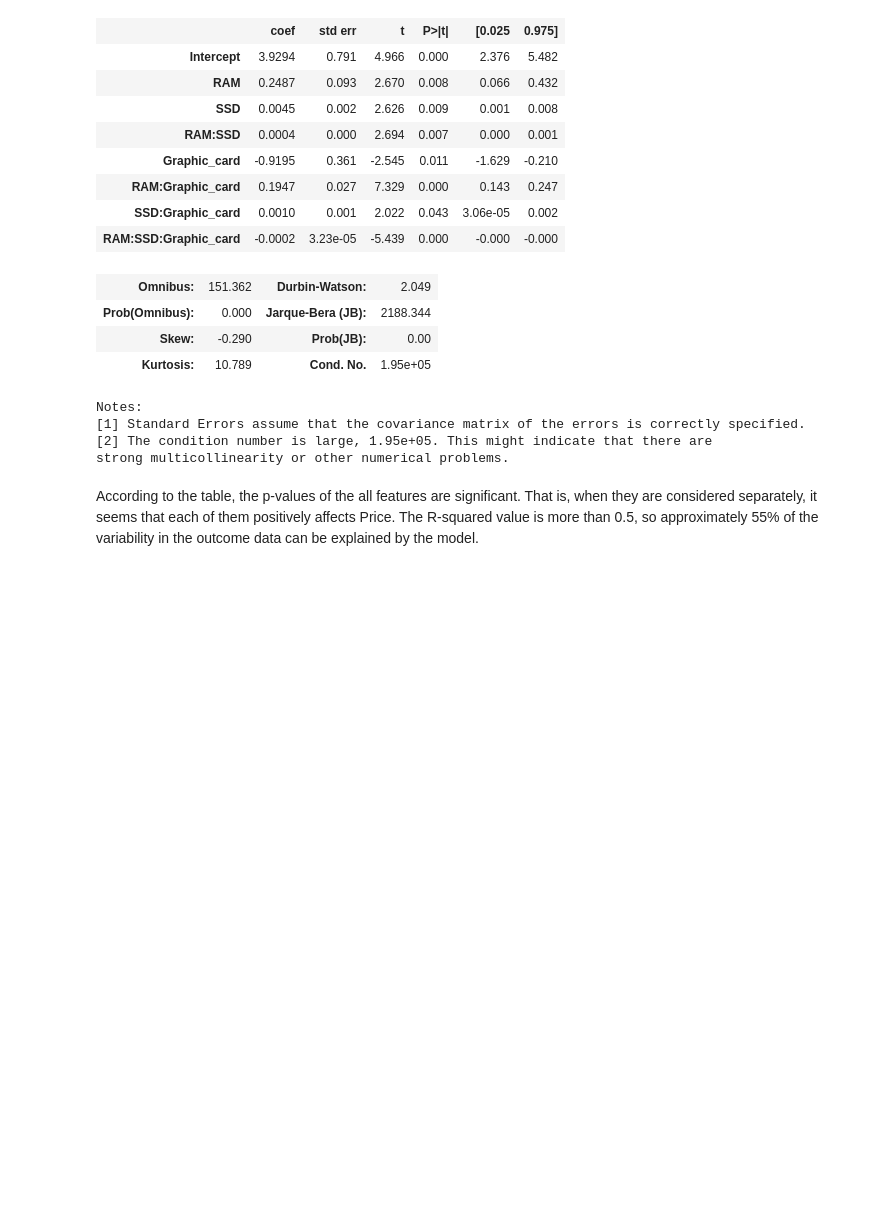
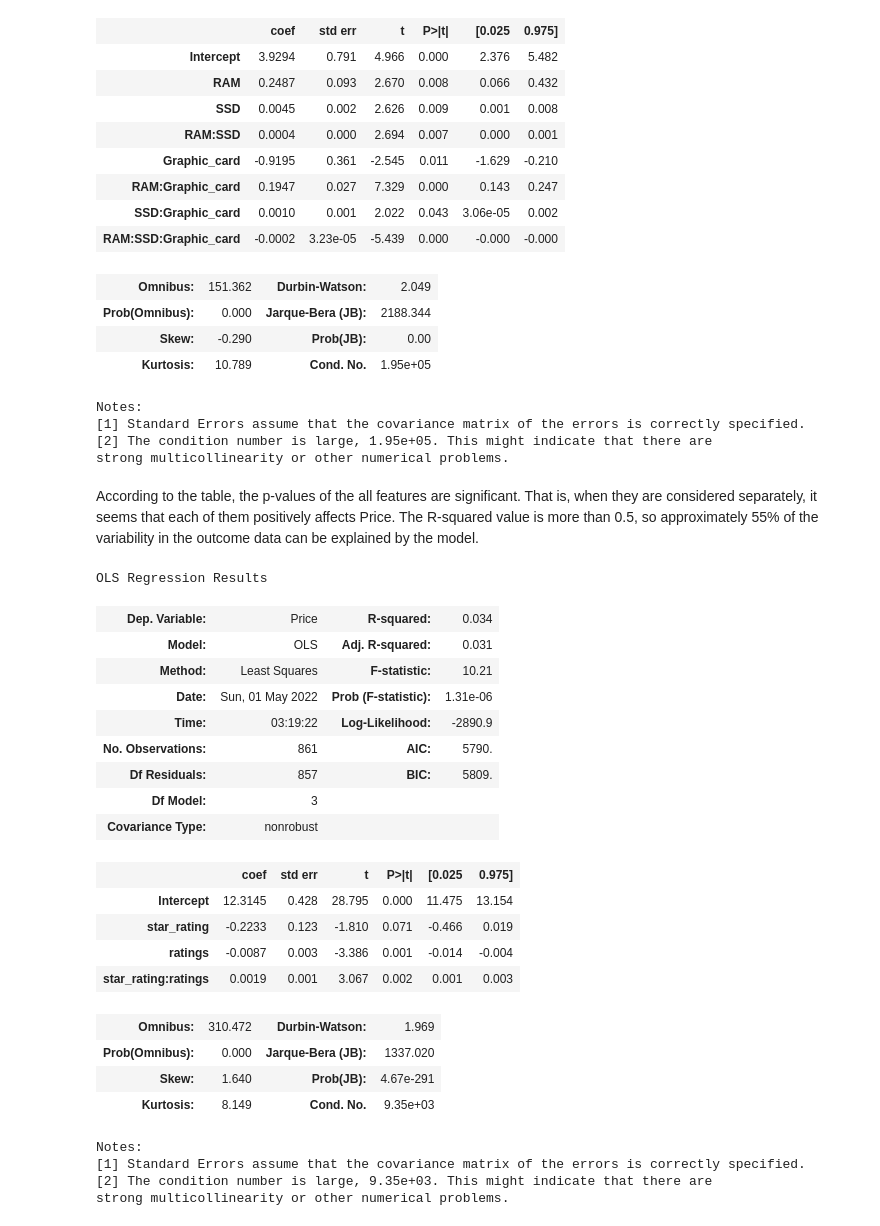
Before and after one commit to Moojun/study_ML, a Jupyter notebook: 2.Data_Analysis/src/1_Regression.ipynb, the cells around one changed output. Drawn from its saved outputs; the diff is of its cells as text; code cells hidden in the pictures; blank space fills up the shorter version.

```diff
--- a/2.Data_Analysis/src/1_Regression.ipynb
+++ b/2.Data_Analysis/src/1_Regression.ipynb
@@ -534,3 +539,37 @@ strong multicollinearity or other numerical problems.
 # %% [markdown]
 According to the table, the p-values of the all features are significant. That is, when they are considered separately, it seems that each of them positively affects Price.
 The R-squared value is more than 0.5, so approximately 55% of the variability in the outcome data can be explained by the model.
+# %%
+# star_rating, ratings
+
+import statsmodels.formula.api as smf
+
+# OLS model with intercept
+OLS_smf = smf.ols(formula = "Price ~ star_rating * ratings", data = Laptop_df)
+
+OLS_smf_results = OLS_smf.fit()
+OLS_smf_results.summary()
+# %% [output]
+OLS Regression Results
+| Dep. Variable: | Price | R-squared: | 0.034 |
+| Model: | OLS | Adj. R-squared: | 0.031 |
+| Method: | Least Squares | F-statistic: | 10.21 |
+| Date: | Sun, 01 May 2022 | Prob (F-statistic): | 1.31e-06 |
+| Time: | 03:19:22 | Log-Likelihood: | -2890.9 |
+| No. Observations: | 861 | AIC: | 5790. |
+| Df Residuals: | 857 | BIC: | 5809. |
+| Df Model: | 3 |  |  |
+| Covariance Type: | nonrobust |  |  |
+|  | coef | std err | t | P>|t| | [0.025 | 0.975] |
+| Intercept | 12.3145 | 0.428 | 28.795 | 0.000 | 11.475 | 13.154 |
+| star_rating | -0.2233 | 0.123 | -1.810 | 0.071 | -0.466 | 0.019 |
+| ratings | -0.0087 | 0.003 | -3.386 | 0.001 | -0.014 | -0.004 |
+| star_rating:ratings | 0.0019 | 0.001 | 3.067 | 0.002 | 0.001 | 0.003 |
+| Omnibus: | 310.472 | Durbin-Watson: | 1.969 |
+| Prob(Omnibus): | 0.000 | Jarque-Bera (JB): | 1337.020 |
+| Skew: | 1.640 | Prob(JB): | 4.67e-291 |
+| Kurtosis: | 8.149 | Cond. No. | 9.35e+03 |
+Notes:
+[1] Standard Errors assume that the covariance matrix of the errors is correctly specified.
+[2] The condition number is large, 9.35e+03. This might indicate that there are
+strong multicollinearity or other numerical problems.
```
Also changed, not shown: parts of 23 cells of this notebook.
